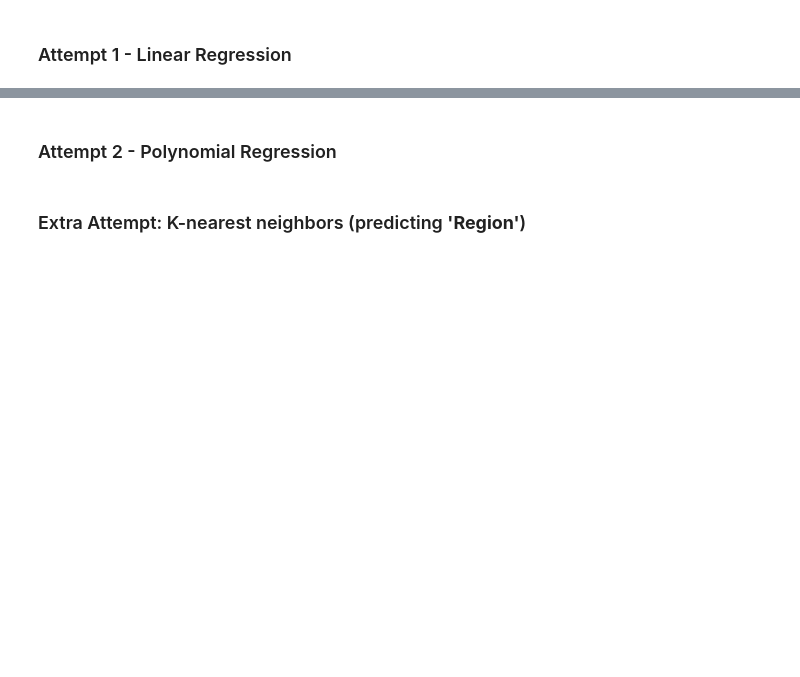
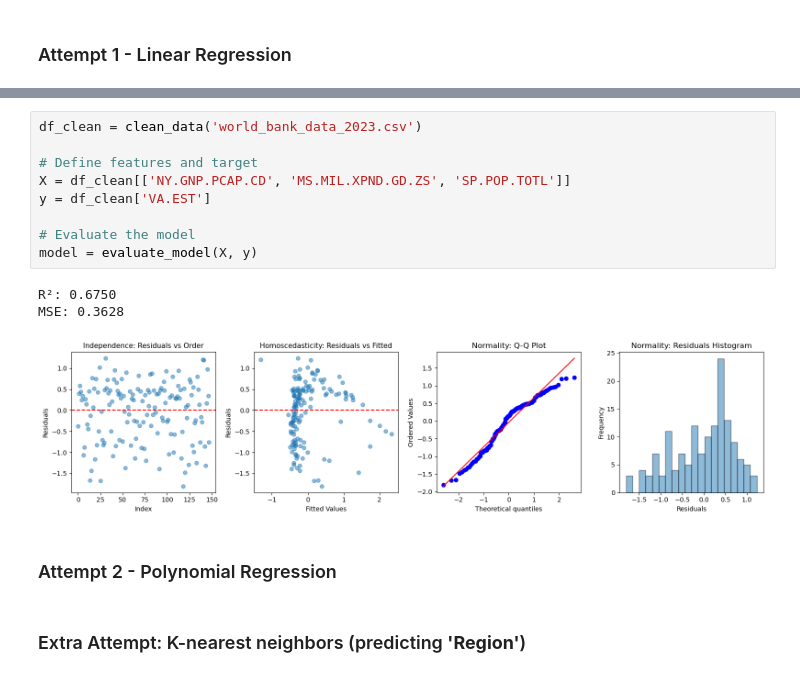
Before and after one commit to c0linhu1/Analyzing-Global-Well-Being-Through-Economic-and-Political-Indicators, a Jupyter notebook: PHASES/PHASE3.ipynb, the cells around one changed output, grey strips where cells are left out. Drawn from its saved outputs; the diff is of its cells as text; blank space fills up the shorter version.

```diff
--- a/PHASES/PHASE3.ipynb
+++ b/PHASES/PHASE3.ipynb
@@ -88,3 +154,16 @@ clean_data('world_bank_data_2023.csv')
+# %%
+df_clean = clean_data('world_bank_data_2023.csv')
+
+# Define features and target
+X = df_clean[['NY.GNP.PCAP.CD', 'MS.MIL.XPND.GD.ZS', 'SP.POP.TOTL']]
+y = df_clean['VA.EST']
+
+# Evaluate the model
+model = evaluate_model(X, y)
+# %% [output]
+R²: 0.6750
+MSE: 0.3628
+[figure, added]
 # %% [markdown]
 ### Attempt 2 - Polynomial Regression
 # %% [markdown]
```
Also changed, not shown: parts of 3 cells of this notebook.
